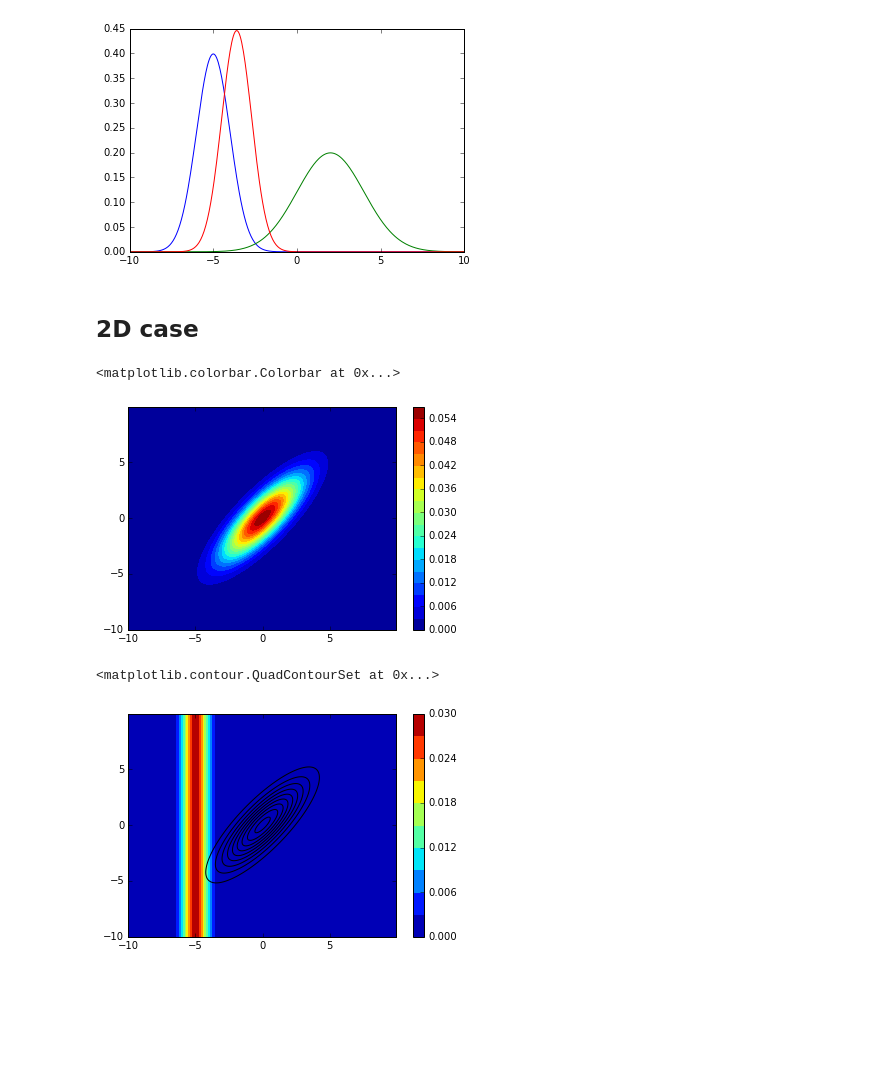
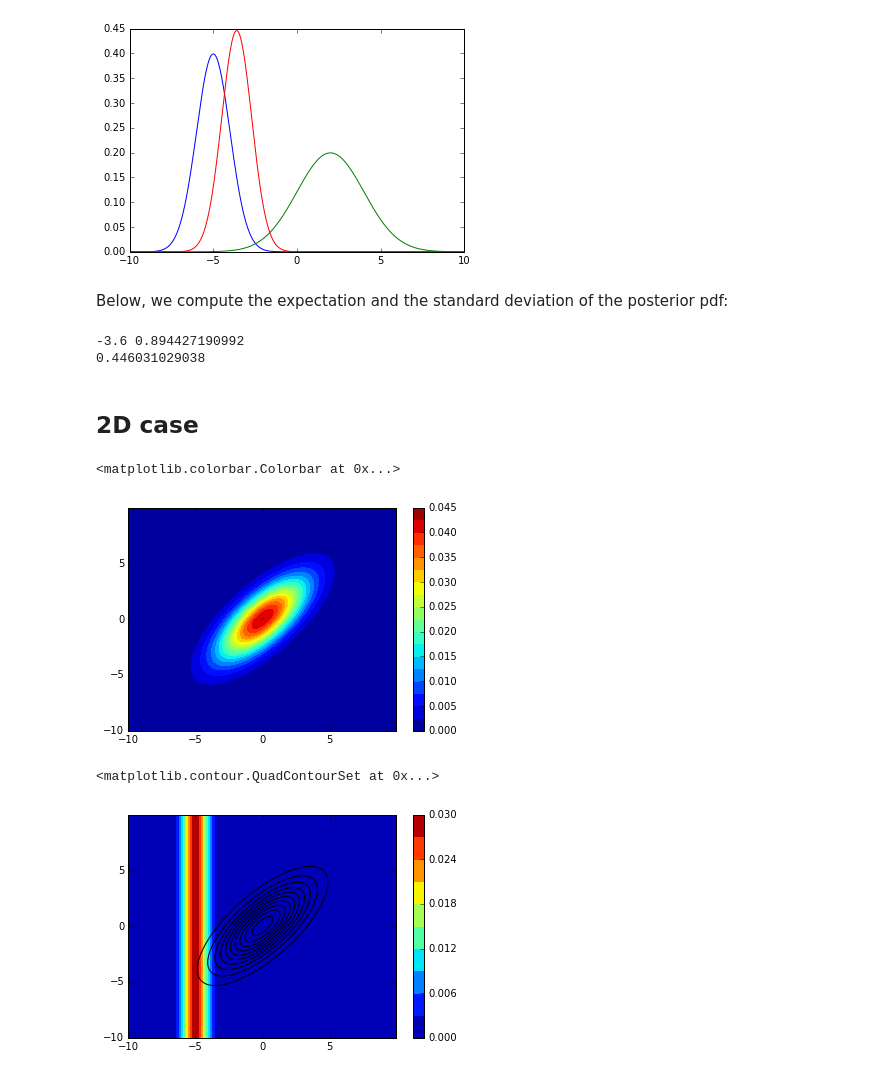
Before and after one commit to ecosme38/Data-Assimilation-Notebooks, a Jupyter notebook: BayesRules.ipynb, the cells around one changed output. Drawn from its saved outputs; the diff is of its cells as text; code cells hidden in the pictures; blank space fills up the shorter version.

```diff
--- a/BayesRules.ipynb
+++ b/BayesRules.ipynb
@@ -35,35 +35,47 @@ print x1
+# %% [markdown]
+Below, we compute the expectation and the standard deviation of the posterior pdf:
+# %%
+mu12 = np.sum(xaxe*p1p2*dx)
+xaxe_c = (xaxe-mu12)**2
+var12 = np.sum(xaxe_c*p1p2*dx)
+print mu12, np.sqrt(var12)
+print np.max(p1p2)
+# %% [output]
+-3.6 0.894427190992
+0.446031029038
 # %% [markdown]
 ## 2D case
 # %%
 def gauss2d(x,y,mu,covmat):
     nx, ny = len(x), len(y)
     invcovmat = np.linalg.inv(covmat)
     xout = np.empty((nx,ny))
     for iy in range(ny):
         for ix in range(nx):
             xxx = np.array([x[ix], y[iy]]) - mu
             xout[ix,iy] = -0.5*np.dot( np.dot(invcovmat, xxx), xxx )
     xout = np.exp(xout)
     return xout
 
 xl, xr, dx = -10., 10., 0.05
 xaxe = np.arange(xl, xr, dx)
 yl, yr, dy = -10., 10., 0.05
 yaxe = np.arange(yl, yr, dy)
 X, Y = np.meshgrid(xaxe, yaxe)
 #print X, Y
 
 # Prior distribution, 2D
 mu = np.array([0., 0.])
-covmat=np.array([6.,4.,4.,4.]).reshape((2,2))
+covmat=np.array([6.,4.,4.,5.]).reshape((2,2))
+#covmat=np.array([6.,0.,0.,5.]).reshape((2,2))
 
 p_prior = gauss2d(xaxe, yaxe, mu, covmat)
 p_prior/= np.sum(p_prior*dx*dy)
 plt.contourf(X,Y,p_prior,20)
 plt.colorbar()
 # %% [output]
 <matplotlib.colorbar.Colorbar at 0x...>
-[figure, old version]
+[figure, new version]
 # %%
 def gauss1din2d(x,y,mu,sig):
     nx, ny = len(x), len(y)
@@ -84,7 +96,7 @@ plt.colorbar()
 plt.contour(X,Y,p_prior,10, colors='k')
 # %% [output]
 <matplotlib.contour.QuadContourSet at 0x...>
-[figure, old version]
+[figure, new version]
 # %%
 p_posterior = p_prior * p_obs
 p_obs /= np.sum(p_posterior*dx*dy)
```
Also changed, not shown: parts of 5 cells of this notebook.
